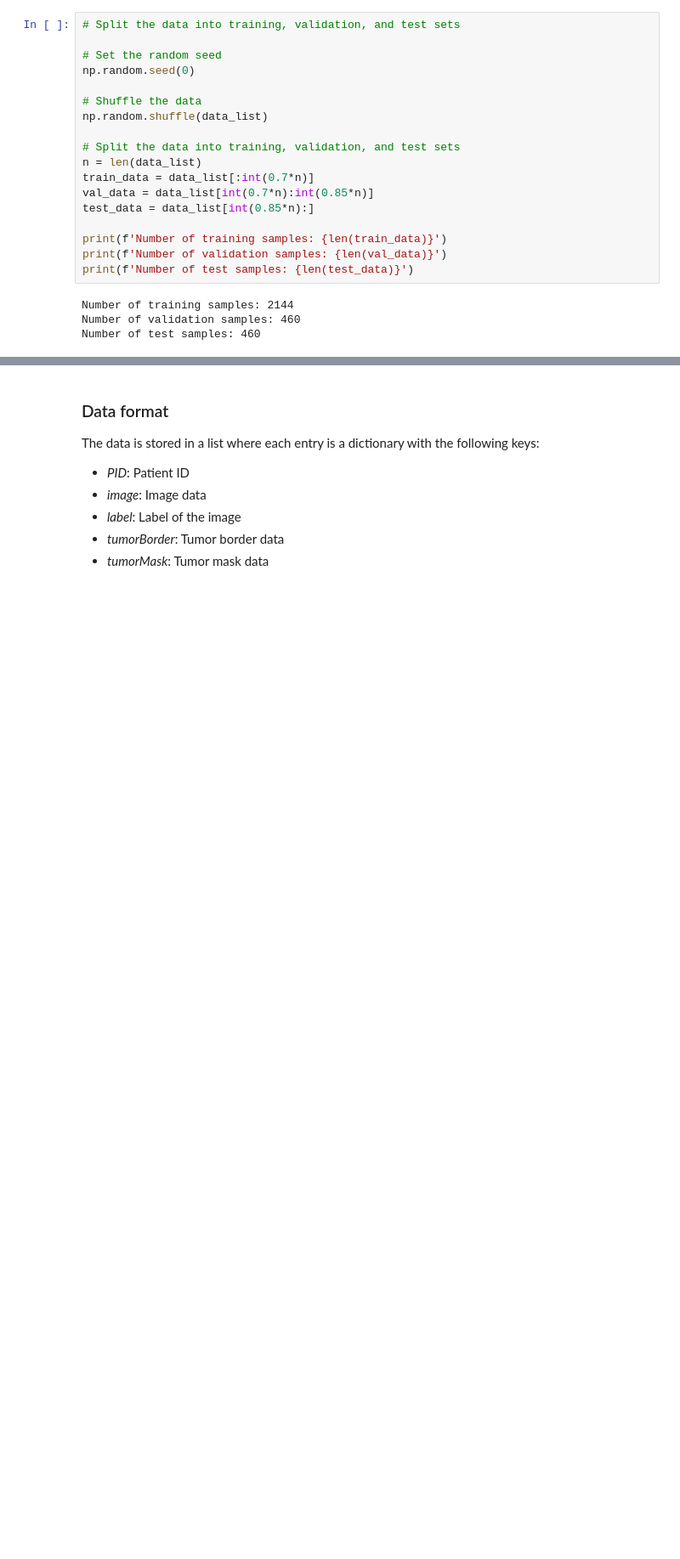
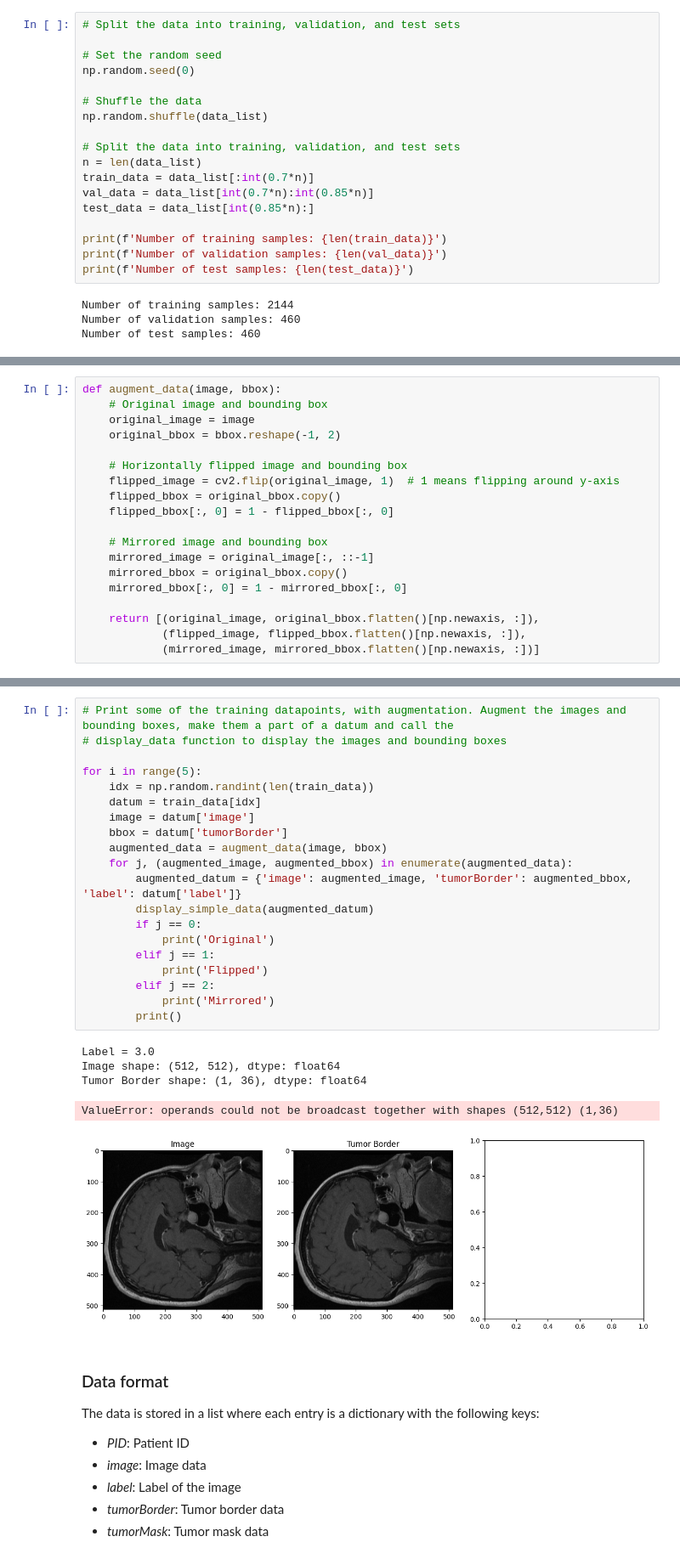
Before and after one commit to Arvind-t33/Brain_Tumor_Classifier, a Jupyter notebook: data_preprocess.ipynb, the cells around one changed output, grey strips where cells are left out. Shown at 85% size. Saved outputs shown, nothing was run; the diff lists cells and outputs as text; blank space fills up the shorter version.

```diff
--- a/data_preprocess.ipynb
+++ b/data_preprocess.ipynb
@@ -297,0 +301,19 @@ Number of test samples: 460
+# %%
+def augment_data(image, bbox):
+    # Original image and bounding box
+    original_image = image
+    original_bbox = bbox.reshape(-1, 2)
+
+    # Horizontally flipped image and bounding box
+    flipped_image = cv2.flip(original_image, 1)  # 1 means flipping around y-axis
+    flipped_bbox = original_bbox.copy()
+    flipped_bbox[:, 0] = 1 - flipped_bbox[:, 0]
+
+    # Mirrored image and bounding box
+    mirrored_image = original_image[:, ::-1]
+    mirrored_bbox = original_bbox.copy()
+    mirrored_bbox[:, 0] = 1 - mirrored_bbox[:, 0]
+
+    return [(original_image, original_bbox.flatten()[np.newaxis, :]),
+            (flipped_image, flipped_bbox.flatten()[np.newaxis, :]),
+            (mirrored_image, mirrored_bbox.flatten()[np.newaxis, :])]
@@ -298,3 +356,29 @@ Number of test samples: 460
+# %%
+# Print some of the training datapoints, with augmentation. Augment the images and bounding boxes, make them a part of a datum and call the
+# display_data function to display the images and bounding boxes
+
+for i in range(5):
+    idx = np.random.randint(len(train_data))
+    datum = train_data[idx]
+    image = datum['image']
+    bbox = datum['tumorBorder']
+    augmented_data = augment_data(image, bbox)
+    for j, (augmented_image, augmented_bbox) in enumerate(augmented_data):
+        augmented_datum = {'image': augmented_image, 'tumorBorder': augmented_bbox, 'label': datum['label']}
+        display_simple_data(augmented_datum)
+        if j == 0:
+            print('Original')
+        elif j == 1:
+            print('Flipped')
+        elif j == 2:
+            print('Mirrored')
+        print()
+# %% [output]
+Label = 3.0
+Image shape: (512, 512), dtype: float64
+Tumor Border shape: (1, 36), dtype: float64
+ValueError: operands could not be broadcast together with shapes (512,512) (1,36)
+[figure, added]
 # %% [markdown]
 ### Data format
 
```
Also changed, not shown: parts of 11 cells of this notebook, 1 other file.
